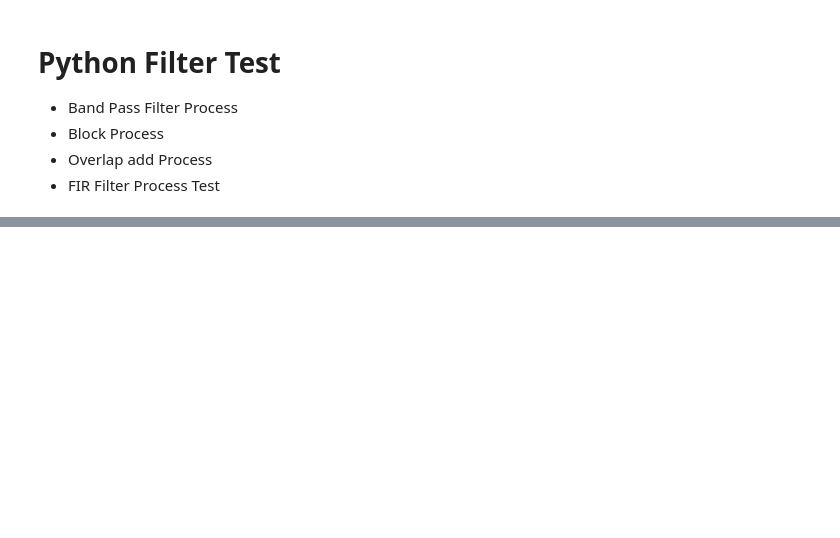
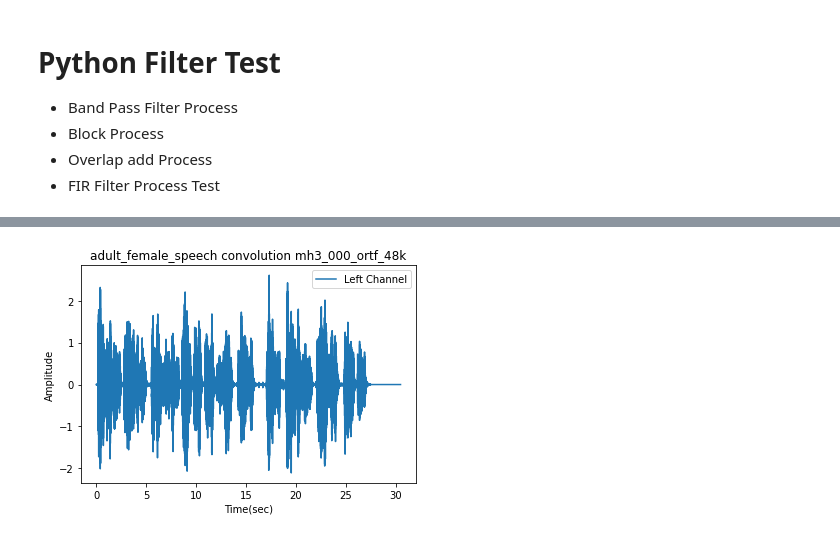
Before and after one commit to sunnyside74/pyOssAudioAnalyzer, a Jupyter notebook: ossTestFilter.ipynb, the cells around one changed output, grey strips where cells are left out. Cells and saved outputs as stored; diff of their text form; code cells hidden in the pictures; blank space fills up the shorter version.

```diff
--- a/ossTestFilter.ipynb
+++ b/ossTestFilter.ipynb
@@ -169,3 +211,17 @@ TypeError: 'int' object is not iterable
+# %%
+# FFT Convolution Function Test
+# Test Audio data with Impulse data
+
+#if audio_struct_fmt.fs != impulse_struct_fmt.fs:
+
+ossConvol = sig.fftconvolve(audio_data[:,0], impulse_data[:,0])
+
+dbg.dPlotAudio(audio_struct_fmt.fs, ossConvol, wav_fname_audio + ' convolution ' + wav_fname_impulse, "Left Channel", "Time(sec)", "Amplitude")
+
+# If you want save  result to wave file, do uncomment below line
+# pyOssWavfile.write(os.path.join(audio_dir, wav_fname_audio +'.with.' + wav_fname_impulse + '.conv.wav'), int(audio_struct_fmt.fs), ossConvol)
+# %% [output]
+[figure, added]
 # %%
 CHUNK = 1024
 BUFFER = CHUNK * 4
```
Also changed, not shown: parts of 4 cells of this notebook, 4 other files.
